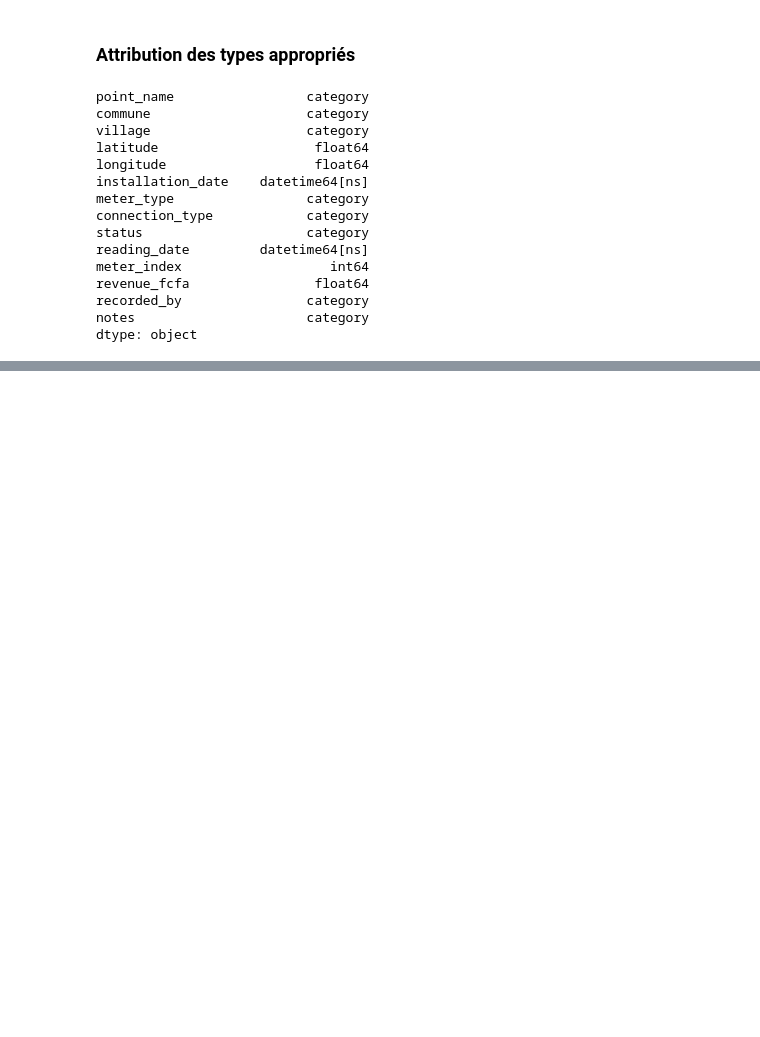
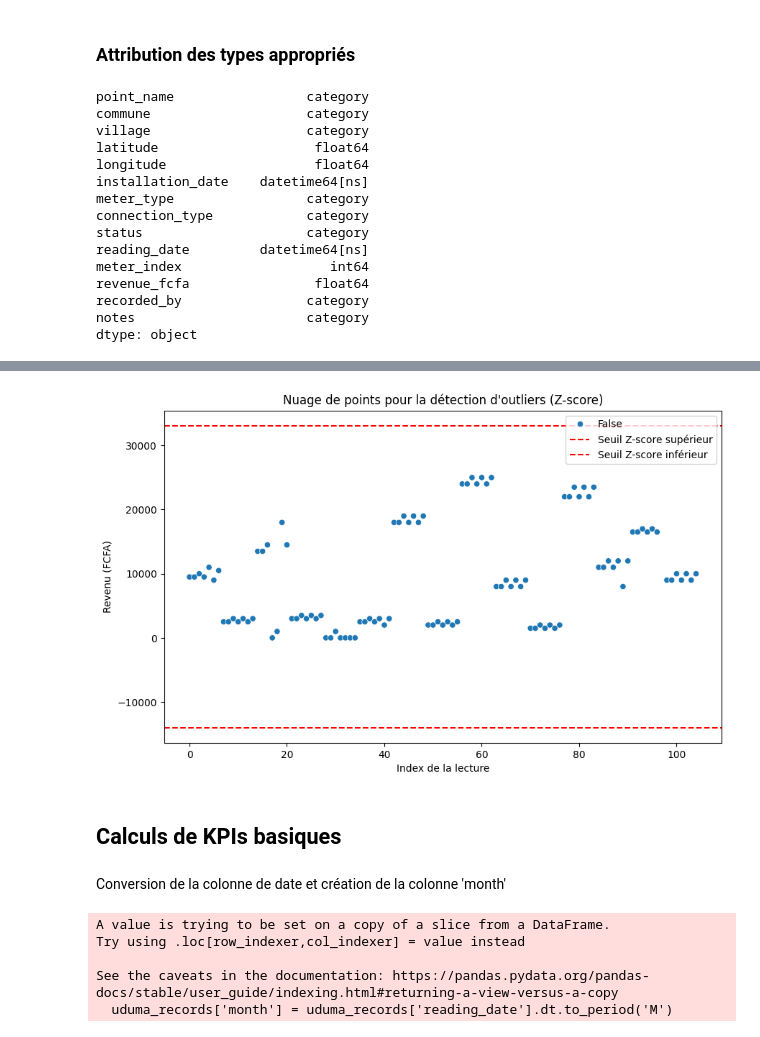
Before and after one commit to IbrahimOued/water-data-assessment, a Jupyter notebook: notebooks/data_exploration.ipynb, the cells around one changed output, grey strips where cells are left out. Saved outputs shown, nothing was run; the diff lists cells and outputs as text; code cells hidden in the pictures; blank space fills up the shorter version.

Commit message:
improve documentation and exploration steps

```diff
--- a/notebooks/data_exploration.ipynb
+++ b/notebooks/data_exploration.ipynb
@@ -203,0 +152,24 @@ anomalies
+# %%
+# On ne considère que les valeurs positives pour le calcul du Z-score
+uduma_records = uduma_records[uduma_records['revenue_fcfa'] >= 0]
+# Calculer la moyenne et l'écart-type
+mean_positive_revenue = uduma_records['revenue_fcfa'].mean()
+std_positive_revenue = uduma_records['revenue_fcfa'].std()
+# %%
+# --- 2. Visualisation de la méthode du Z-score ---
+
+print("\n--- Visualisation des outliers (méthode du Z-score) ---")
+
+# Calculer le Z-score pour chaque valeur de revenu
+uduma_records['z_score_revenue'] = (uduma_records['revenue_fcfa'] - mean_positive_revenue) / std_positive_revenue
+
+# Définir un seuil (généralement 3) pour les outliers
+uduma_records['is_outlier_zscore'] = np.abs(uduma_records['z_score_revenue']) > 3
+
+outliers_zscore = uduma_records[np.abs(uduma_records['z_score_revenue']) > 3]
+
+if not outliers_zscore.empty:
+    print(f"\nUne ou plusieurs valeurs aberrantes ont été trouvées et seront supprimées :")
+    print(outliers_zscore[['point_name', 'reading_date', 'revenue_fcfa', 'z_score_revenue']])
+else:
+    print("\nAucune valeur aberrante n'a été trouvée avec la méthode du Z-score. Le jeu de données reste inchangé.")
@@ -203,0 +190,25 @@ anomalies
+# %%
+# Nuage de points pour visualiser les outliers
+plt.figure(figsize=(10, 6))
+sns.scatterplot(x=uduma_records.index, y='revenue_fcfa', hue='is_outlier_zscore', data=uduma_records)
+plt.axhline(mean_positive_revenue + 3 * std_positive_revenue, color='red', linestyle='--', label='Seuil Z-score supérieur')
+plt.axhline(mean_positive_revenue - 3 * std_positive_revenue, color='red', linestyle='--', label='Seuil Z-score inférieur')
+plt.title('Nuage de points pour la détection d\'outliers (Z-score)')
+plt.xlabel('Index de la lecture')
+plt.ylabel('Revenu (FCFA)')
+plt.legend()
+plt.show()
+# %% [output]
+[figure, added]
+# %% [markdown]
+## Calculs de KPIs basiques
+# %% [markdown]
+Conversion de la colonne de date et création de la colonne 'month'
+# %%
+uduma_records['month'] = uduma_records['reading_date'].dt.to_period('M')
+# %% [output]
+A value is trying to be set on a copy of a slice from a DataFrame.
+Try using .loc[row_indexer,col_indexer] = value instead
+
+See the caveats in the documentation: https://pandas.pydata.org/pandas-docs/stable/user_guide/indexing.html#returning-a-view-versus-a-copy
+  uduma_records['month'] = uduma_records['reading_date'].dt.to_period('M')
```
Also changed, not shown: parts of 16 cells of this notebook, 2 other files.
